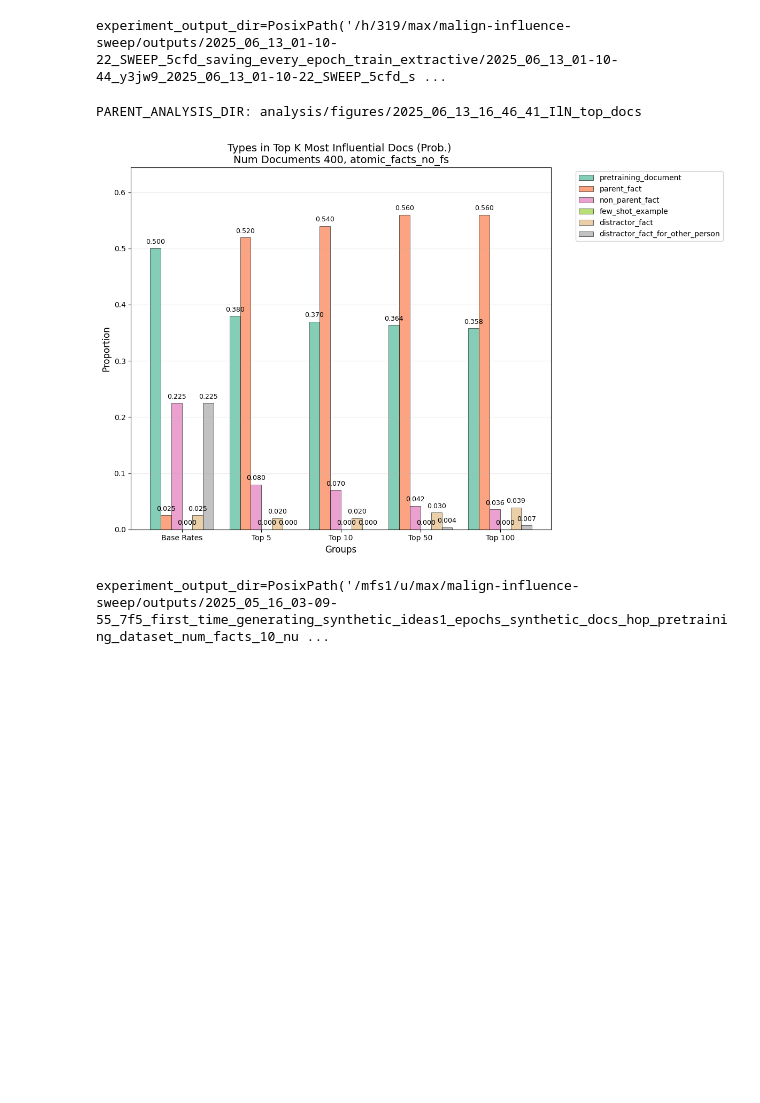
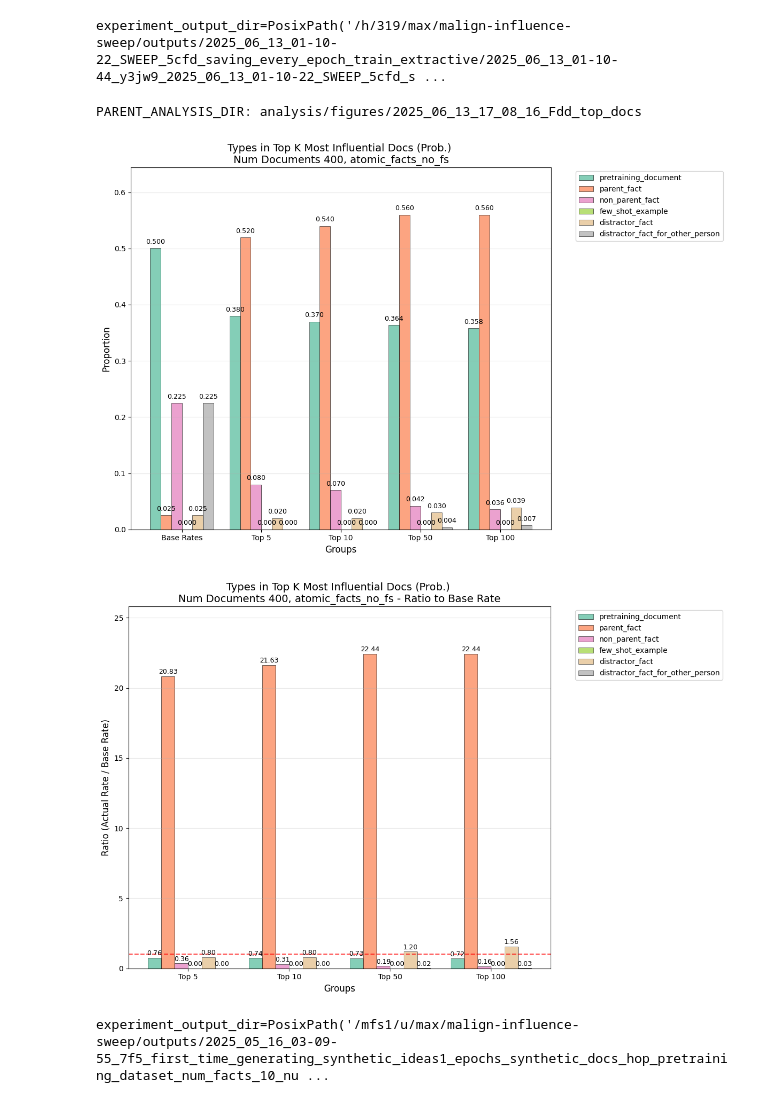
Before and after one commit to levmckinney/malign-influence, a Jupyter notebook: analysis/extractive_structures.ipynb, the cells around one changed output. Drawn from its saved outputs; the diff is of its cells as text; code cells hidden in the pictures; blank space fills up the shorter version.

```diff
--- a/analysis/extractive_structures.ipynb
+++ b/analysis/extractive_structures.ipynb
@@ -1525,37 +1525,37 @@ def filter_number_of_documents(num_docs: int) -> Callable[[InfluenceArgs, Traini
 
         num_docs_in_training_args =  training_args.synth_types_per_fact * training_args.synth_ideas_per_type * training_args.synth_docs_per_idea
         return num_docs_in_training_args == num_docs
     return filter
 
 groups = []
 
-
-
-
 groups += [GroupOfExperiments(name=f"Num Documents {train_arg.synth_types_per_fact * train_arg.synth_ideas_per_type * train_arg.synth_docs_per_idea}, {arg.query_dataset_split_name}", experiment_filter= lambda x,y,if_arg=arg,t_arg=train_arg: (if_arg.query_dataset_split_name == x.query_dataset_split_name) and (train_arg.synth_ideas_per_type == y.synth_ideas_per_type)) for arg,train_arg in sorted([(InfluenceArgs.model_validate(log.args), TrainingArgs.model_validate(og_log.args)) for log, og_log in zip(experiment_logs, original_experiment_logs)], key=lambda x: x[1].synth_ideas_per_type)]
 
 for group in groups:
     for lower_bound_on_query_prob in [None]:
 
         experiment_mask = [group.experiment_filter(InfluenceArgs.model_validate(log.args), TrainingArgs.model_validate(original_log.args)) for log, original_log in zip(experiment_logs, original_experiment_logs)]
         prob_vectors = [probabilities for probabilities, mask in zip(prob_vectors_parent, experiment_mask) if mask]
         scores_dfs = [scores_df for scores_df, mask in zip(scores_df_list, experiment_mask) if mask]
 
         experiment_name_parent = group.name
 
         if not any(experiment_mask):
             print(f"No test datasets found for {group.name}")
             continue
 
 
         analysis_dir = PARENT_ANALYSIS_DIR / experiment_name_parent
         analysis_dir.mkdir(parents=True, exist_ok=True)
 
 
         plot_proportions_of_types_in_top_k(influence_scores_df=pd.concat(scores_dfs), top_ks=TOP_KS,title= "Types in Top K Most Influential Docs (Prob.) \n" + experiment_name_parent, analysis_dir=analysis_dir, plot_ratio=False)
+
+        plot_proportions_of_types_in_top_k(influence_scores_df=pd.concat(scores_dfs), top_ks=TOP_KS,title= "Types in Top K Most Influential Docs (Prob.) \n" + experiment_name_parent, analysis_dir=analysis_dir, plot_ratio=True)
 # %% [output]
-PARENT_ANALYSIS_DIR: analysis/figures/2025_06_13_16_46_41_IlN_top_docs
+PARENT_ANALYSIS_DIR: analysis/figures/2025_06_13_17_08_16_Fdd_top_docs
 [figure]
+[figure, added]
 # %%
 original_experiment_logs = []
 PROFILE = False
```
Also changed, not shown: parts of 1 cell of this notebook, 1 other file.
